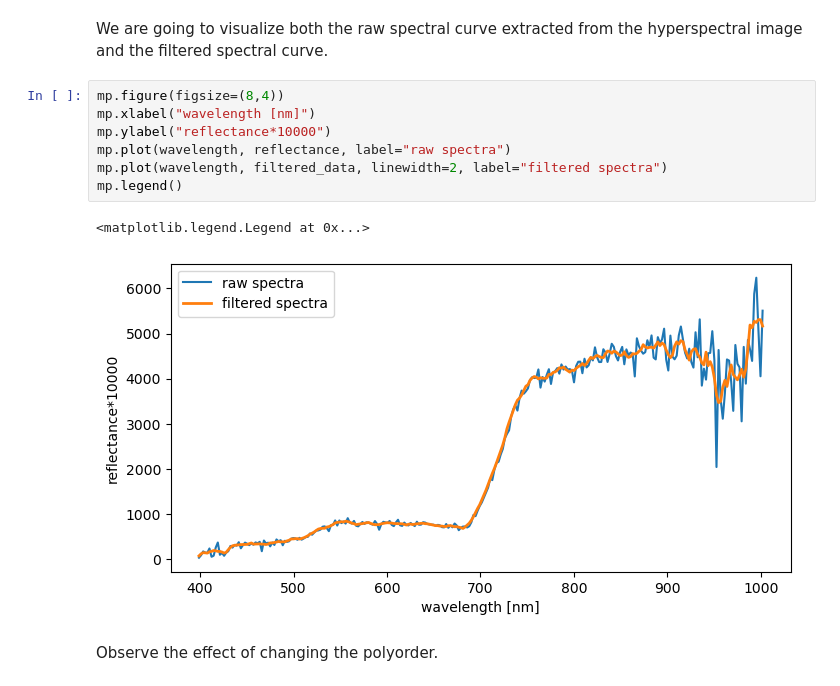
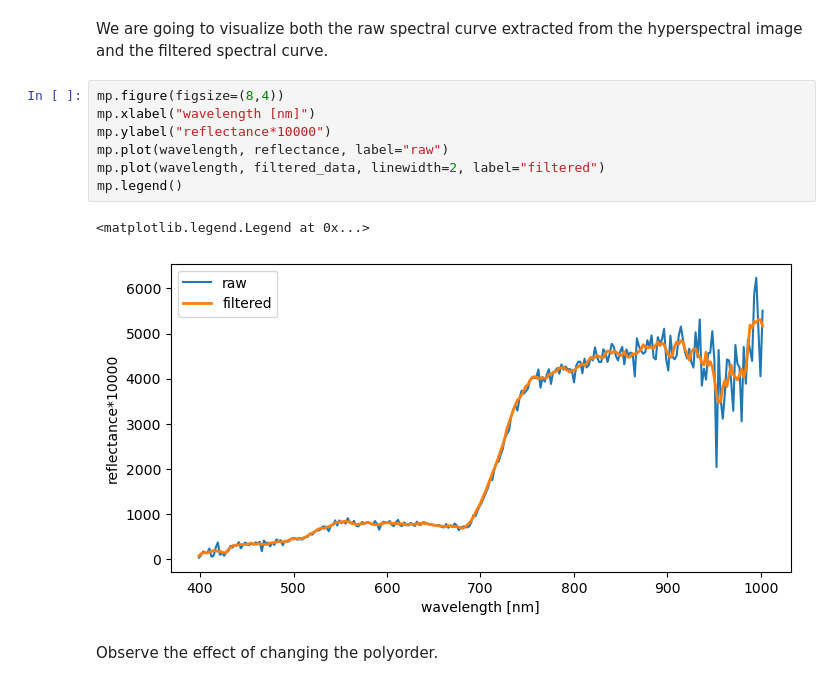
Before and after one commit to 3dgeo-heidelberg/etrainee, a Jupyter notebook: course/module4/02_aerial_acquisition_preprocessing/filtering_spectral_curve.ipynb, the cells around one changed output. Cells and saved outputs as stored; diff of their text form.

```diff
--- a/course/module4/02_aerial_acquisition_preprocessing/filtering_spectral_curve.ipynb
+++ b/course/module4/02_aerial_acquisition_preprocessing/filtering_spectral_curve.ipynb
@@ -57,13 +58,13 @@ We are going to visualize both the raw spectral curve extracted from the hypersp
 # %%
 mp.figure(figsize=(8,4))
 mp.xlabel("wavelength [nm]")
 mp.ylabel("reflectance*10000")
-mp.plot(wavelength, reflectance, label="raw spectra")
-mp.plot(wavelength, filtered_data, linewidth=2, label="filtered spectra")
+mp.plot(wavelength, reflectance, label="raw")
+mp.plot(wavelength, filtered_data, linewidth=2, label="filtered")
 mp.legend()
 # %% [output]
 <matplotlib.legend.Legend at 0x...>
-[figure, old version]
+[figure, new version]
 # %% [markdown]
 Observe the effect of changing the polyorder.
 # %%
```
Also changed, not shown: parts of 12 cells of this notebook.
